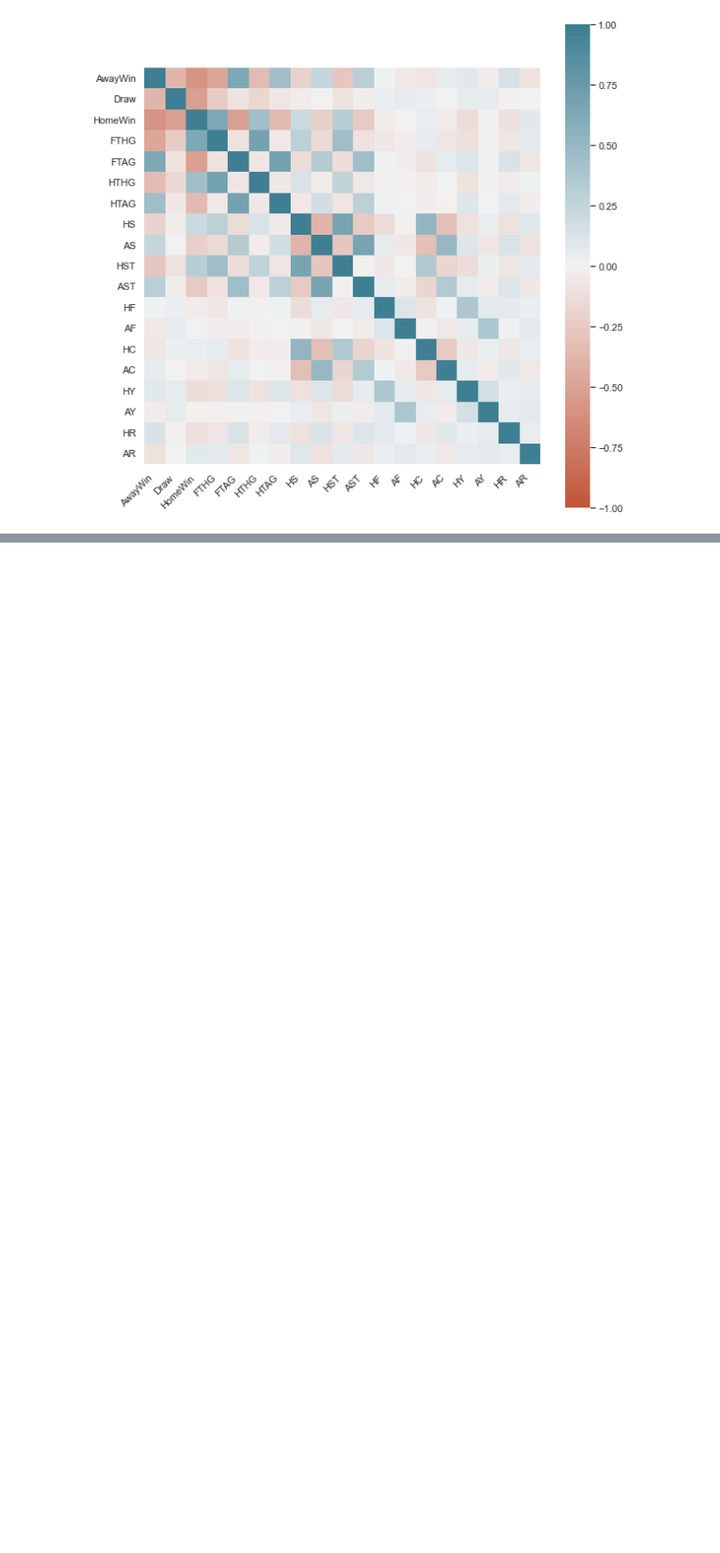
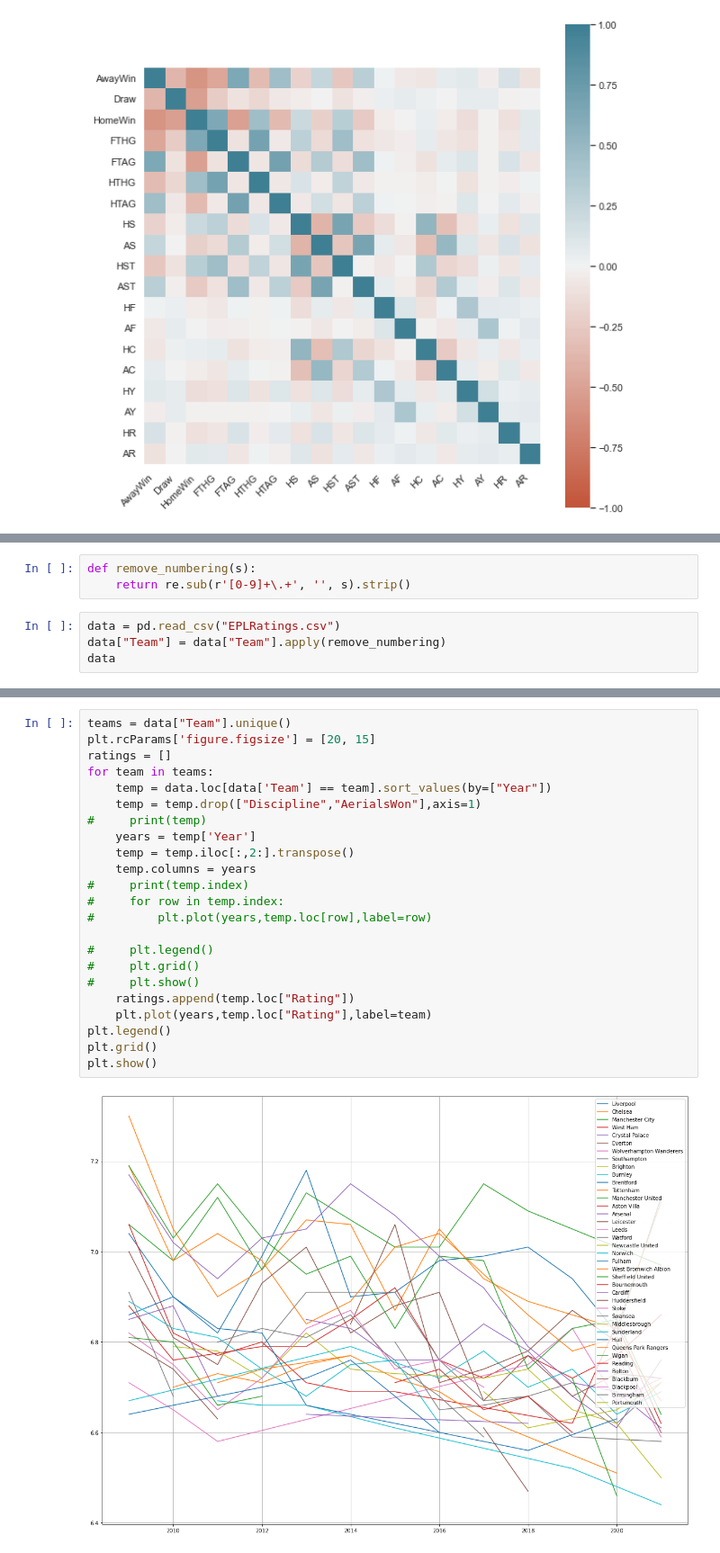
Before and after one commit to yolannel/BeatTheBookies, a Jupyter notebook: data_exploration.ipynb, the cells around one changed output, grey strips where cells are left out. Shown at 90% size. Saved outputs shown, nothing was run; the diff lists cells and outputs as text; blank space fills up the shorter version.

Commit message:
Ratings from whoscored.com

```diff
--- a/data_exploration.ipynb
+++ b/data_exploration.ipynb
@@ -85,0 +110,7 @@ ax.set_xticklabels(
+# %%
+def remove_numbering(s):
+    return re.sub(r'[0-9]+\.+', '', s).strip()
+# %%
+data = pd.read_csv("EPLRatings.csv")
+data["Team"] = data["Team"].apply(remove_numbering)
+data
@@ -85,0 +131,25 @@ ax.set_xticklabels(
+# %%
+teams = data["Team"].unique()
+plt.rcParams['figure.figsize'] = [20, 15]
+ratings = []
+for team in teams:
+    temp = data.loc[data['Team'] == team].sort_values(by=["Year"])
+    temp = temp.drop(["Discipline","AerialsWon"],axis=1)
+#     print(temp)
+    years = temp['Year']
+    temp = temp.iloc[:,2:].transpose()
+    temp.columns = years
+#     print(temp.index)
+#     for row in temp.index:
+#         plt.plot(years,temp.loc[row],label=row)
+
+#     plt.legend()
+#     plt.grid()
+#     plt.show()
+    ratings.append(temp.loc["Rating"])
+    plt.plot(years,temp.loc["Rating"],label=team)
+plt.legend()
+plt.grid()
+plt.show()
+# %% [output]
+[figure, added]
```
Also changed, not shown: parts of 6 cells of this notebook.
